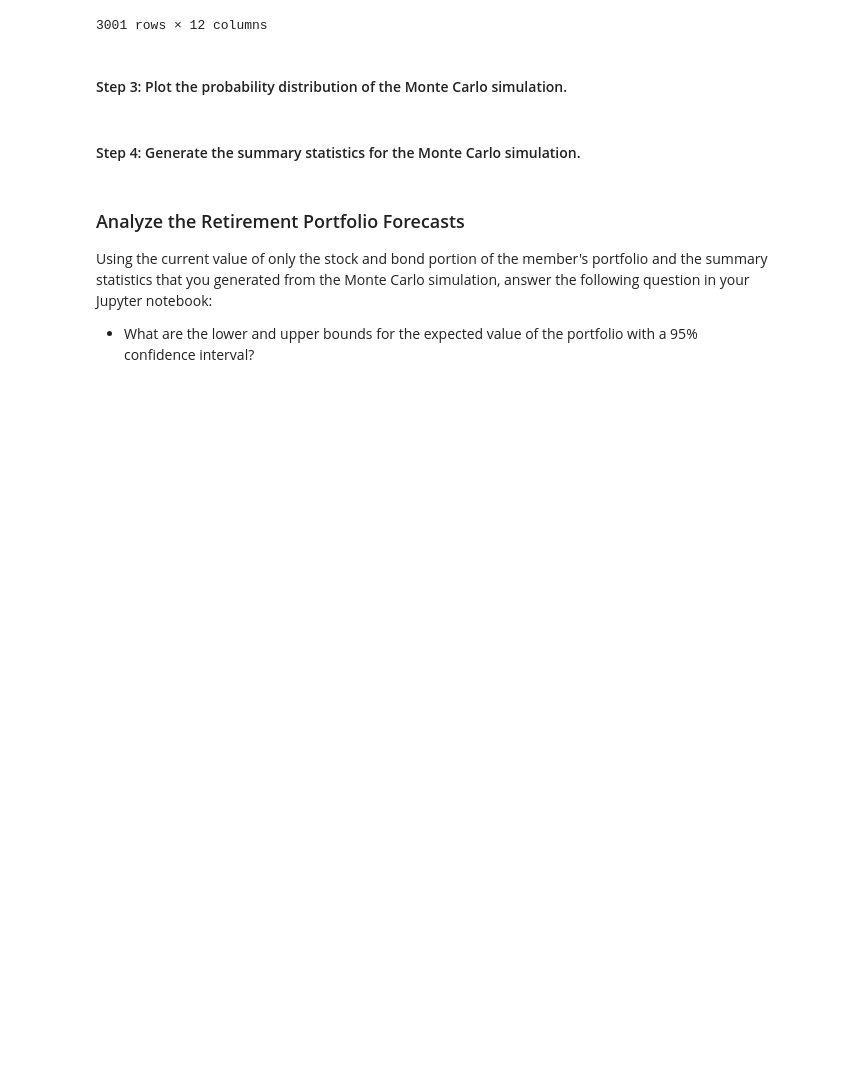
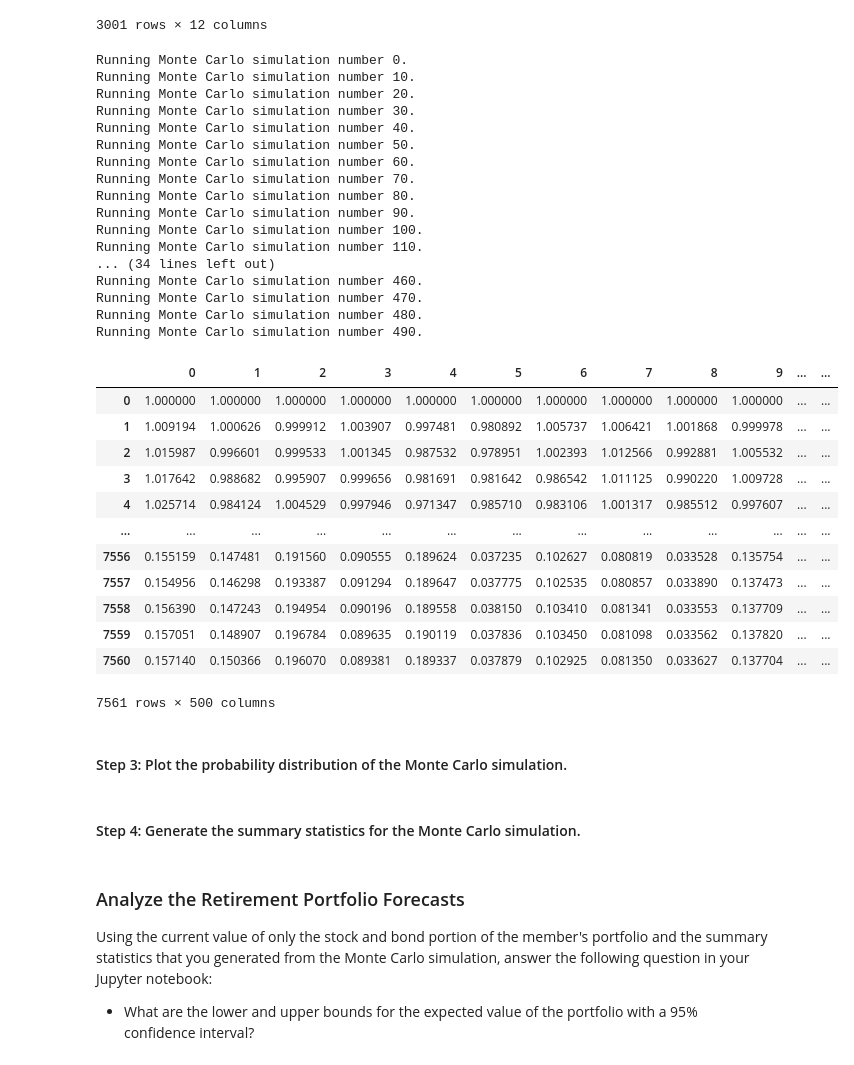
Before and after one commit to pentius00/05_Financial_Planner, a Jupyter notebook: financial_planning_tools.ipynb, the cells around one changed output. Saved outputs shown, nothing was run; the diff lists cells and outputs as text; code cells hidden in the pictures; blank space fills up the shorter version.

Commit message:
run simulation

```diff
--- a/financial_planning_tools.ipynb
+++ b/financial_planning_tools.ipynb
@@ -485,6 +485,38 @@ display(mcs_AGG_40_SPY_60.portfolio_data)
 # %%
 # Run the Monte Carlo simulation to forecast 30 years cumulative returns
 # YOUR CODE HERE
+mcs_AGG_40_SPY_60.calc_cumulative_return()
+# %% [output]
+Running Monte Carlo simulation number 0.
+Running Monte Carlo simulation number 10.
+Running Monte Carlo simulation number 20.
+Running Monte Carlo simulation number 30.
+Running Monte Carlo simulation number 40.
+Running Monte Carlo simulation number 50.
+Running Monte Carlo simulation number 60.
+Running Monte Carlo simulation number 70.
+Running Monte Carlo simulation number 80.
+Running Monte Carlo simulation number 90.
+Running Monte Carlo simulation number 100.
+Running Monte Carlo simulation number 110.
+... (34 lines left out)
+Running Monte Carlo simulation number 460.
+Running Monte Carlo simulation number 470.
+Running Monte Carlo simulation number 480.
+Running Monte Carlo simulation number 490.
+|  | 0 | 1 | 2 | 3 | 4 | 5 | 6 | 7 | 8 | 9 | ... | ... |
+| 0 | 1.000000 | 1.000000 | 1.000000 | 1.000000 | 1.000000 | 1.000000 | 1.000000 | 1.000000 | 1.000000 | 1.000000 | ... | ... |
+| 1 | 1.009194 | 1.000626 | 0.999912 | 1.003907 | 0.997481 | 0.980892 | 1.005737 | 1.006421 | 1.001868 | 0.999978 | ... | ... |
+| 2 | 1.015987 | 0.996601 | 0.999533 | 1.001345 | 0.987532 | 0.978951 | 1.002393 | 1.012566 | 0.992881 | 1.005532 | ... | ... |
+| 3 | 1.017642 | 0.988682 | 0.995907 | 0.999656 | 0.981691 | 0.981642 | 0.986542 | 1.011125 | 0.990220 | 1.009728 | ... | ... |
+| 4 | 1.025714 | 0.984124 | 1.004529 | 0.997946 | 0.971347 | 0.985710 | 0.983106 | 1.001317 | 0.985512 | 0.997607 | ... | ... |
+| ... | ... | ... | ... | ... | ... | ... | ... | ... | ... | ... | ... | ... |
+| 7556 | 0.155159 | 0.147481 | 0.191560 | 0.090555 | 0.189624 | 0.037235 | 0.102627 | 0.080819 | 0.033528 | 0.135754 | ... | ... |
+| 7557 | 0.154956 | 0.146298 | 0.193387 | 0.091294 | 0.189647 | 0.037775 | 0.102535 | 0.080857 | 0.033890 | 0.137473 | ... | ... |
+| 7558 | 0.156390 | 0.147243 | 0.194954 | 0.090196 | 0.189558 | 0.038150 | 0.103410 | 0.081341 | 0.033553 | 0.137709 | ... | ... |
+| 7559 | 0.157051 | 0.148907 | 0.196784 | 0.089635 | 0.190119 | 0.037836 | 0.103450 | 0.081098 | 0.033562 | 0.137820 | ... | ... |
+| 7560 | 0.157140 | 0.150366 | 0.196070 | 0.089381 | 0.189337 | 0.037879 | 0.102925 | 0.081350 | 0.033627 | 0.137704 | ... | ... |
+7561 rows × 500 columns
 # %%
 # Visualize the 30-year Monte Carlo simulation by creating an
 # overlay line plot
```
